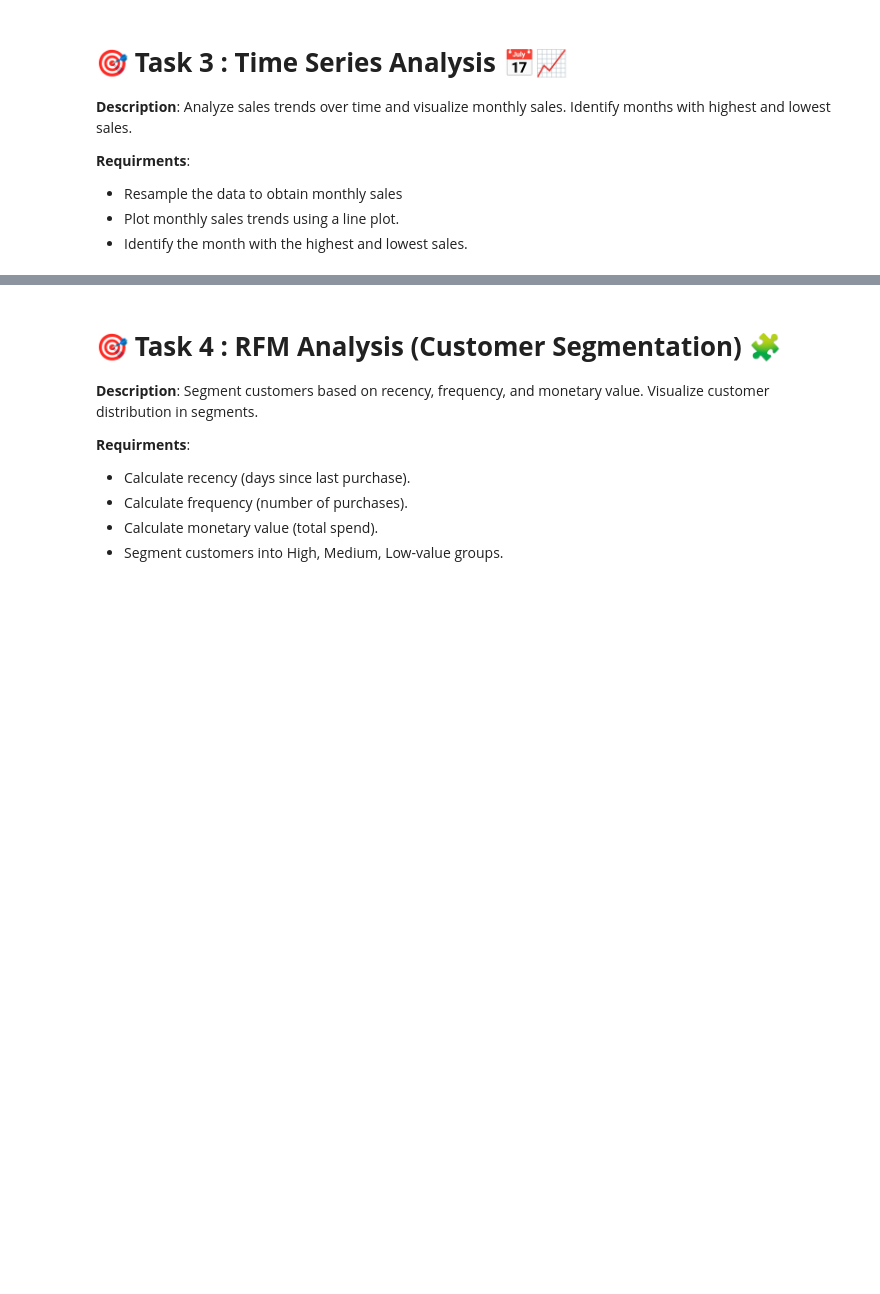
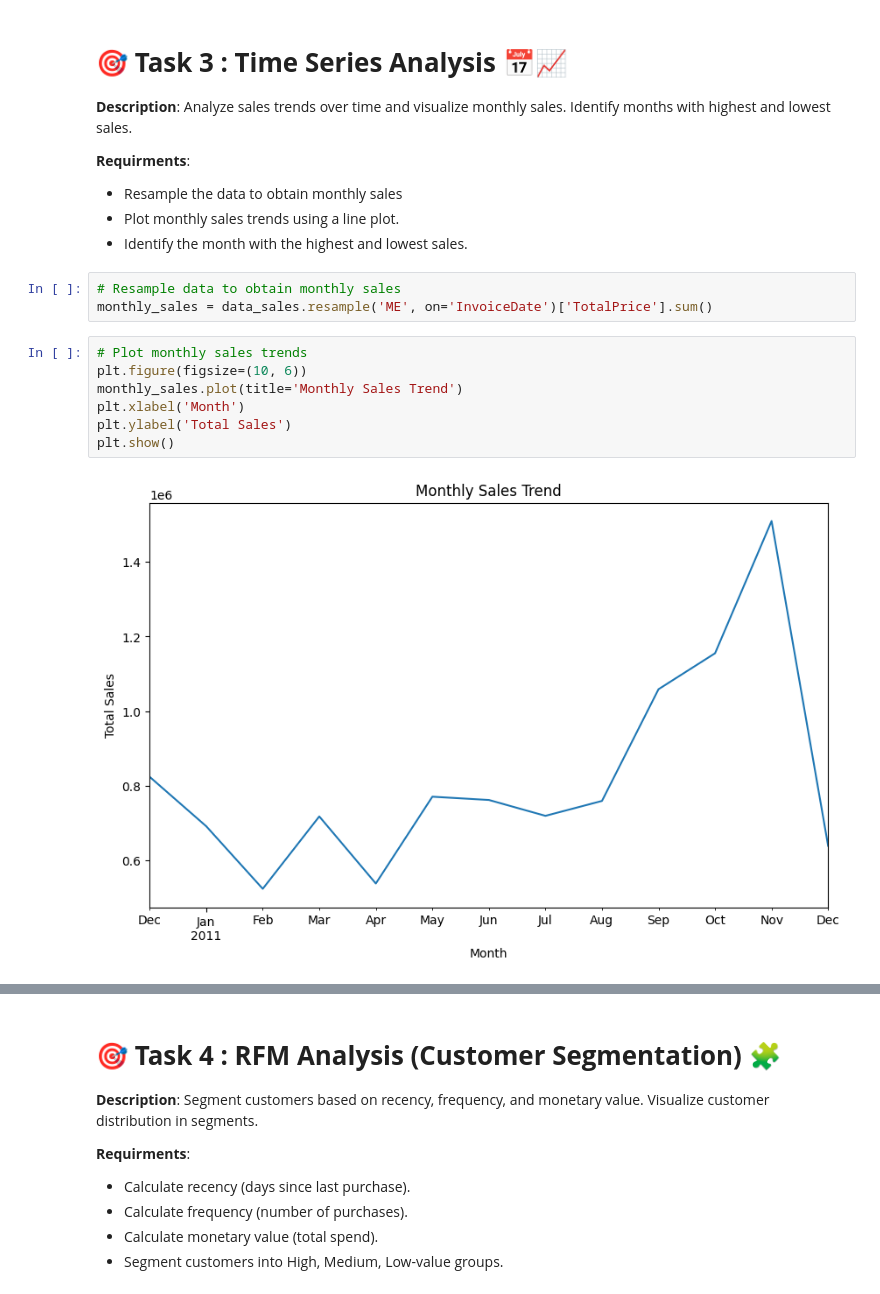
Before and after one commit to FR720/capstaneProject, a Jupyter notebook: Team_8_Capstone_Project_E_commerce_Analytics_Module.ipynb, the cells around one changed output, grey strips where cells are left out. Saved outputs shown, nothing was run; the diff lists cells and outputs as text; blank space fills up the shorter version.

```diff
--- a/Team_8_Capstone_Project_E_commerce_Analytics_Module.ipynb
+++ b/Team_8_Capstone_Project_E_commerce_Analytics_Module.ipynb
@@ -285,3 +285,15 @@ dtype: object
 -  Resample the data to obtain monthly sales
 -  Plot monthly sales trends using a line plot.
 -  Identify the month with the highest and lowest sales.
+# %%
+# Resample data to obtain monthly sales
+monthly_sales = data_sales.resample('ME', on='InvoiceDate')['TotalPrice'].sum()
+# %%
+# Plot monthly sales trends
+plt.figure(figsize=(10, 6))
+monthly_sales.plot(title='Monthly Sales Trend')
+plt.xlabel('Month')
+plt.ylabel('Total Sales')
+plt.show()
+# %% [output]
+[figure, added]
```
Also changed, not shown: parts of 1 cell of this notebook.
